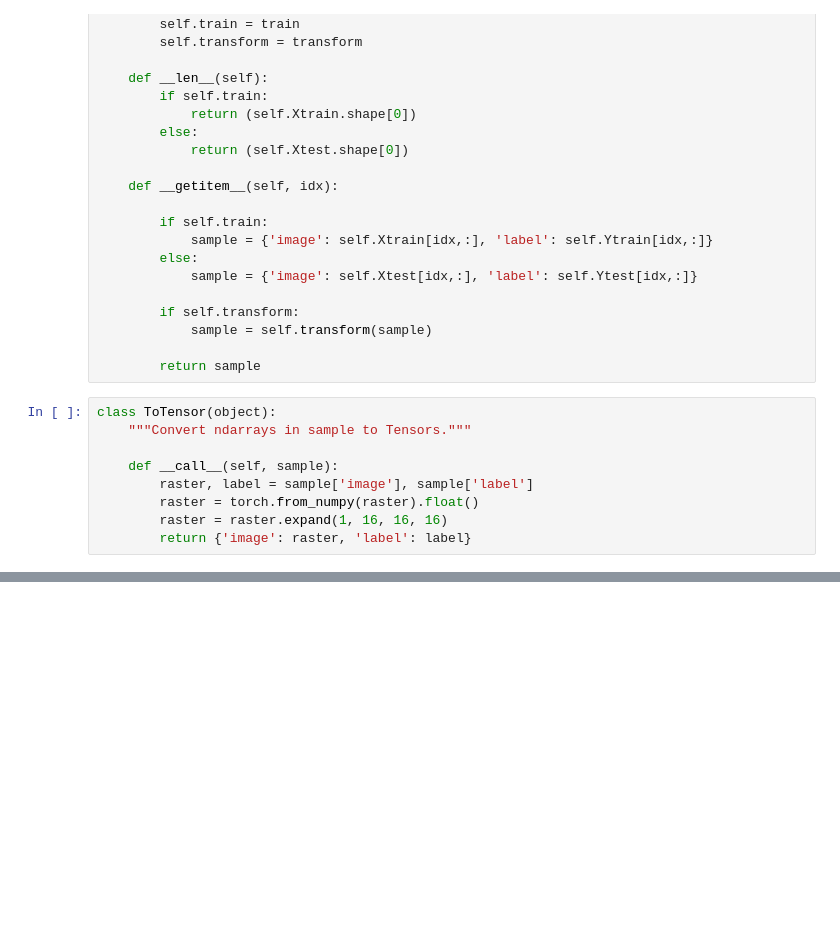
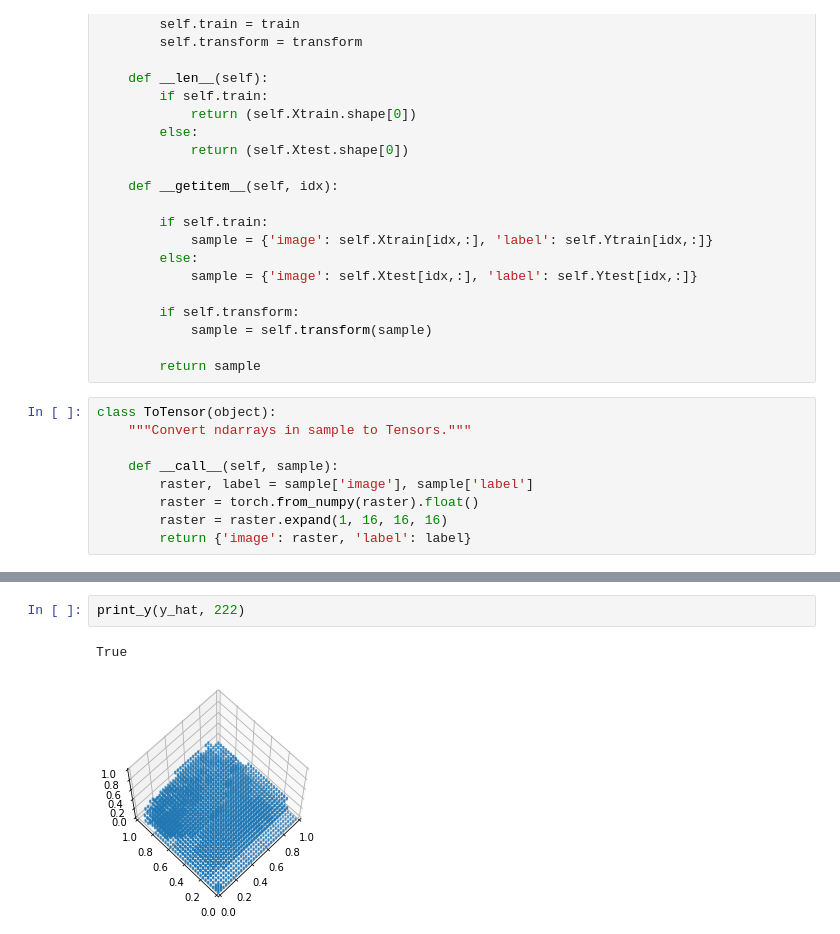
Before and after one commit to RPetitpierre/3D_pointclouds_super-resolution, a Jupyter notebook: main.ipynb, the cells around one changed output, grey strips where cells are left out. Drawn from its saved outputs; the diff is of its cells as text; blank space fills up the shorter version.

```diff
--- a/main.ipynb
+++ b/main.ipynb
@@ -308,0 +293,5 @@ ml_plot.view_init( elev=66, azim=225 )
+# %%
+print_y(y_hat, 222)
+# %% [output]
+True
+[figure, added]
```
Also changed, not shown: parts of 14 cells of this notebook.
